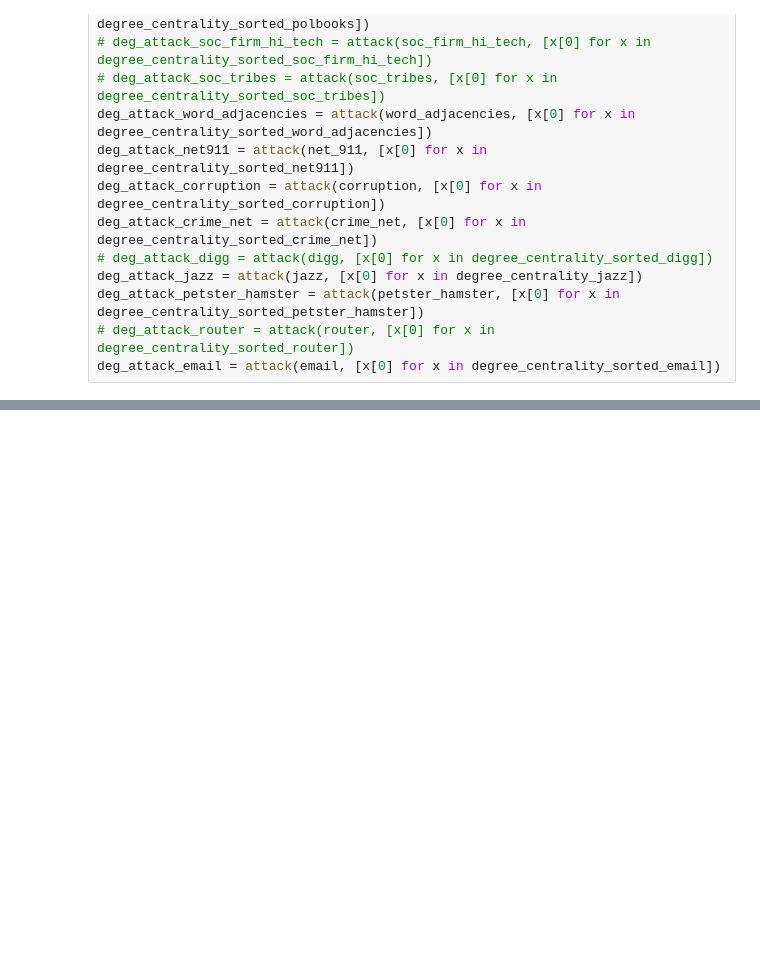
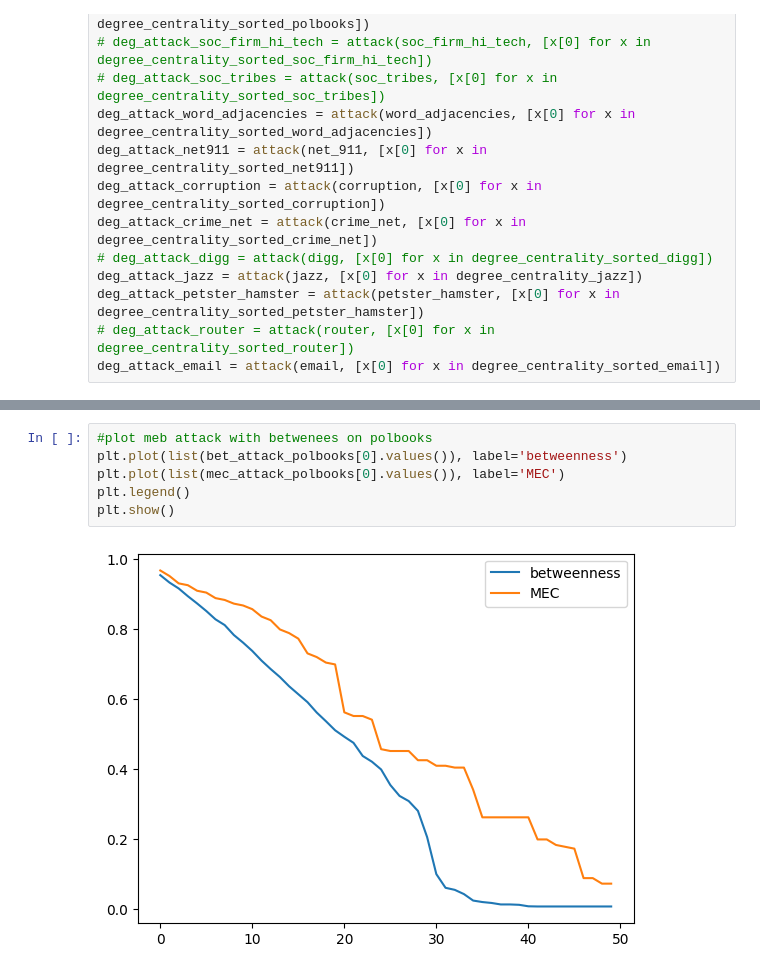
Before and after one commit to raysas/network-disintegration-attacks, a Jupyter notebook: code/final_code.ipynb, the cells around one changed output, grey strips where cells are left out. Cells and saved outputs as stored; diff of their text form; blank space fills up the shorter version.

```diff
--- a/code/final_code.ipynb
+++ b/code/final_code.ipynb
@@ -714,0 +1605,8 @@ percolation_email_nodes =[x[0]-1 for x in percolation_email_sorted]
+# %%
+#plot meb attack with betwenees on polbooks
+plt.plot(list(bet_attack_polbooks[0].values()), label='betweenness')
+plt.plot(list(mec_attack_polbooks[0].values()), label='MEC')
+plt.legend()
+plt.show()
+# %% [output]
+[figure, added]
```
Also changed, not shown: parts of 20 cells of this notebook, 3 other files.
